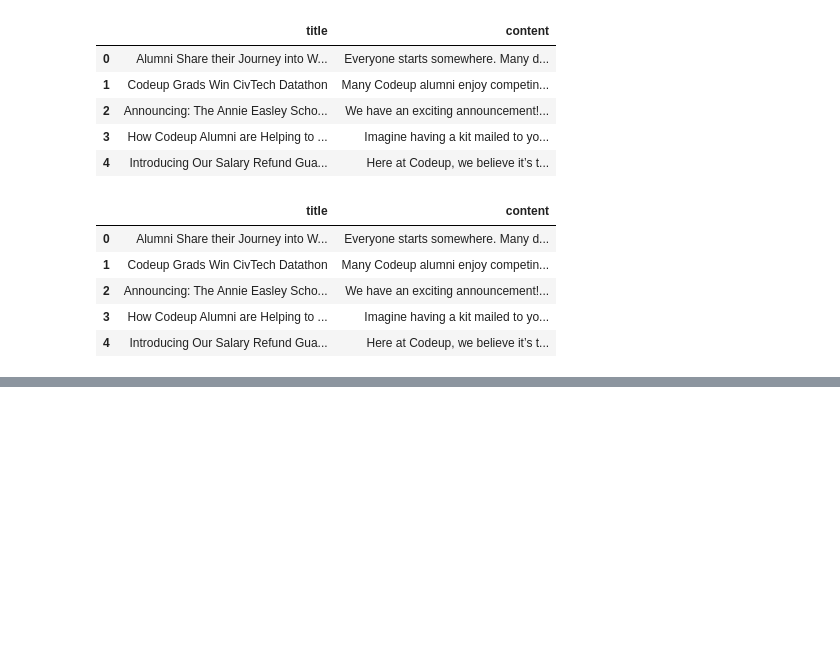
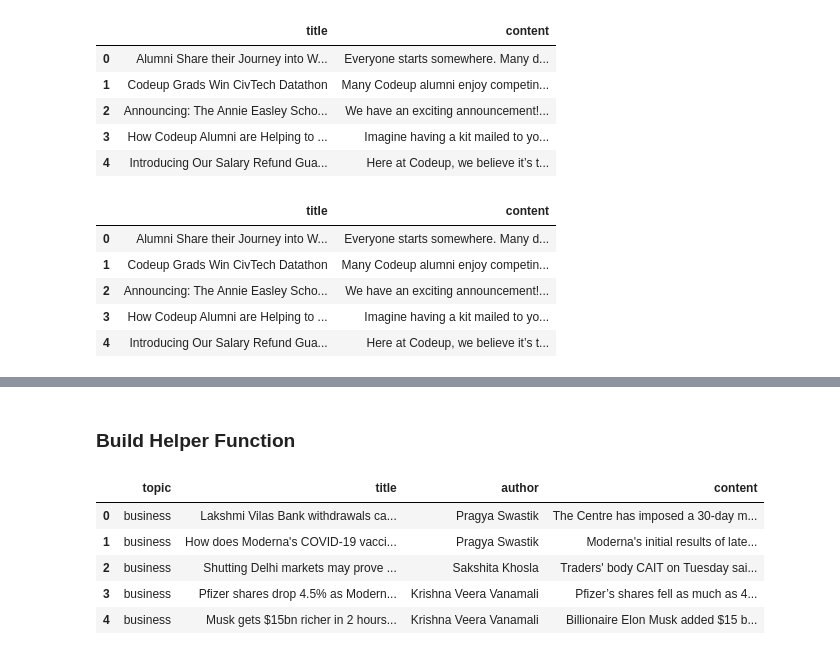
Before and after one commit to Yongliang-Shi/natural-language-processing-exercises, a Jupyter notebook: acquire.ipynb, the cells around one changed output, grey strips where cells are left out. Saved outputs shown, nothing was run; the diff lists cells and outputs as text; code cells hidden in the pictures; blank space fills up the shorter version.

```diff
--- a/acquire.ipynb
+++ b/acquire.ipynb
@@ -294,3 +263,0 @@ soup = BeautifulSoup(response.content, 'html.parser')
-# %%
-title = soup.find('span', itemprop='headline')
-title.text
@@ -299,3 +263,0 @@ title.text
-# %%
-content = soup.find('div', itemprop='articleBody')
-content.text
@@ -308,0 +276,12 @@ category.text
+# %%
+# Scrape a ResultSet of all the news cards on the page and inspect the elements on the first card.
+
+cards = soup.find_all('div', class_='news-card')
+
+# Print how many cards on the main page
+
+print(f'There are {len(cards)} news cards on this page.')
+
+
+# Inspect the first card
+cards[0]
@@ -308,0 +354,22 @@ category.text
+# %%
+# Create an empty list, articles, to hold the dictionaries for each article
+articles = []
+
+# Loop through each news card on the page and get what we want
+
+for card in cards:
+    title = card.find('span', itemprop = 'headline').text
+    author = card.find('span', class_ = 'author').text
+    content = card.find('div', itemprop = 'articleBody').text
+
+    # Create a dictonary, article, for each news card
+    article = {'title': title, 'author': author, 'content': content}
+
+    # Add the dictionary, article, to our list of dictionaries, articles
+    articles.append(article)
+
+# Check the length of the articles: should be 24
+print(len(articles))
+
+# Inspect the first member in the list
+articles[0]
@@ -308,0 +381,2 @@ category.text
+# %% [markdown]
+### Build Helper Function
@@ -308,0 +438,12 @@ category.text
+# %%
+# Test the function with cashed == False to do a fresh scrape and create 'articles.json' file
+
+df = get_news_articles(cached=False)
+df.head()
+# %% [output]
+|  | topic | title | author | content |
+| 0 | business | Lakshmi Vilas Bank withdrawals ca... | Pragya Swastik | The Centre has imposed a 30-day m... |
+| 1 | business | How does Moderna's COVID-19 vacci... | Pragya Swastik | Moderna's initial results of late... |
+| 2 | business | Shutting Delhi markets may prove ... | Sakshita Khosla | Traders' body CAIT on Tuesday sai... |
+| 3 | business | Pfizer shares drop 4.5% as Modern... | Krishna Veera Vanamali | Pfizer’s shares fell as much as 4... |
+| 4 | business | Musk gets $15bn richer in 2 hours... | Krishna Veera Vanamali | Billionaire Elon Musk added $15 b... |
```
Also changed, not shown: parts of 25 cells of this notebook.
